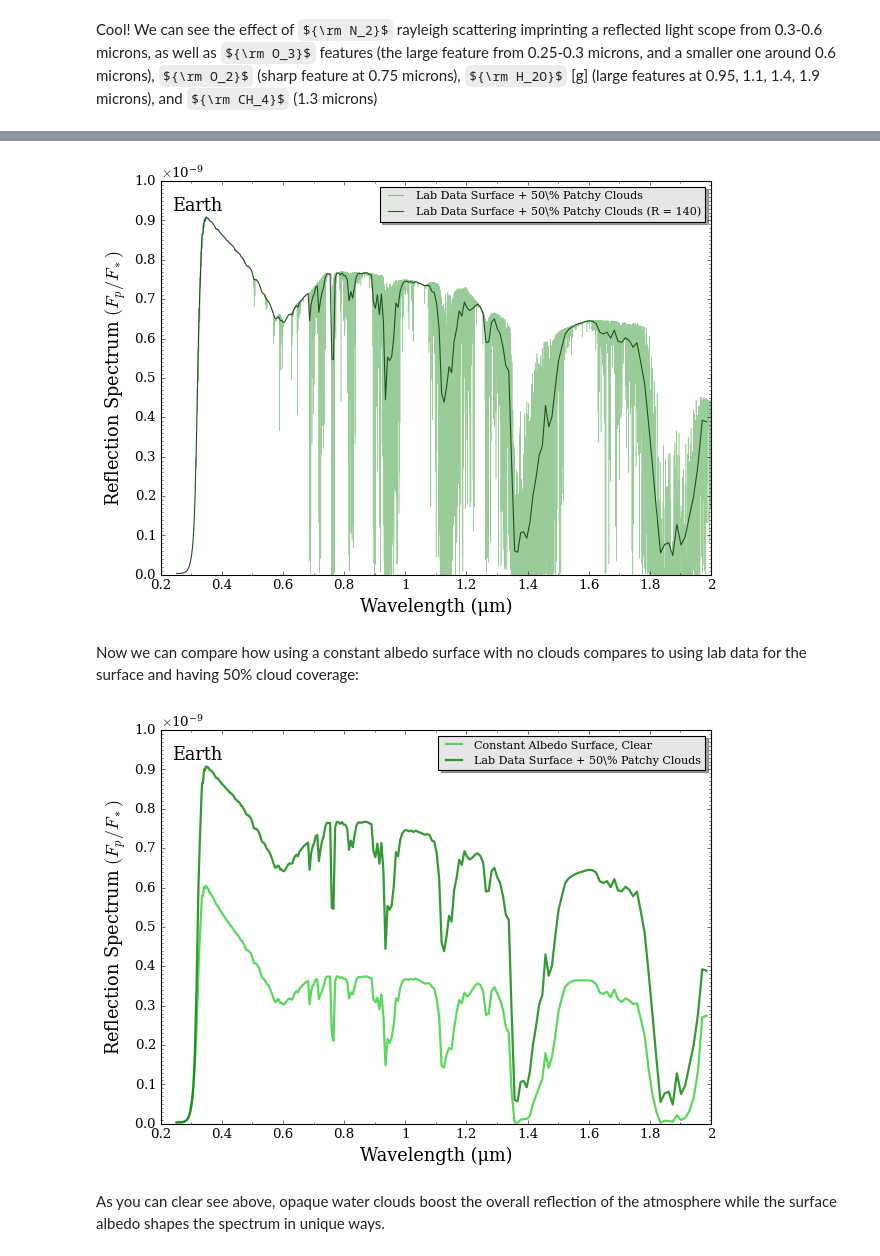
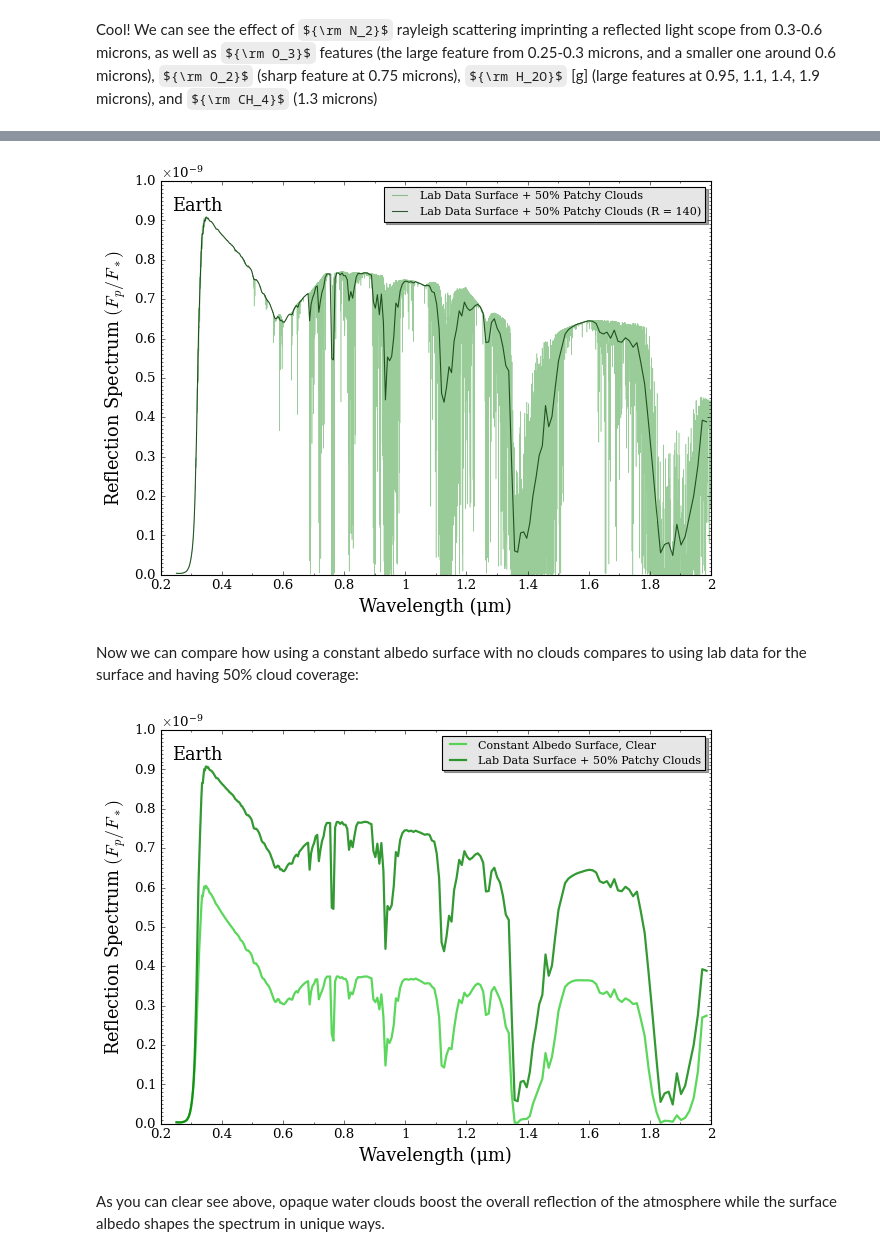
Before and after one commit to MartianColonist/POSEIDON, a Jupyter notebook: docs/content/notebooks/reflection_hwo.ipynb, the cells around one changed output, grey strips where cells are left out. Drawn from its saved outputs; the diff is of its cells as text; code cells hidden in the pictures; some formulas as TeX source.

```diff
--- a/docs/content/notebooks/reflection_hwo.ipynb
+++ b/docs/content/notebooks/reflection_hwo.ipynb
@@ -394,27 +398,27 @@ Cool! We can see the effect of ${\rm N_2}$ rayleigh scattering imprinting a refl
 # %%
 from POSEIDON.core import compute_spectrum
 from POSEIDON.visuals import plot_spectra
 from POSEIDON.utility import plot_collection
 
 # Compute the spectra
 spectrum_FpFs_simple_lab_data, albedo = compute_spectrum(planet, star, model_simple_lab_data,
                                                          atmosphere_simple_lab_data, opac, wl, \
                                                         spectrum_type = 'emission', # <- Set to emission for reflection-only spectrum, since we measure emitted light
                                                         return_albedo = True, use_photosphere_radius= True)
 
 spectra = []   # Empty plot collection
 
 # Add the model spectra to the plot collection object
 spectra = plot_collection(spectrum_FpFs_simple_lab_data, wl, collection = spectra)
 
 # Plot the spectra
 fig_spec = plot_spectra(spectra, planet, R_to_bin = 140, plot_full_res = True,
-                        spectra_labels = ['Lab Data Surface + 50\% Patchy Clouds'],
+                        spectra_labels = ['Lab Data Surface + 50% Patchy Clouds'],
                         y_unit = 'reflection',
                         colour_list = ['green'],
                         wl_axis = 'linear')
 # %% [output]
-[figure, old version]
+[figure, new version]
 # %% [markdown]
 Now we can compare how using a constant albedo surface with no clouds compares to using lab data for the surface and having 50% cloud coverage:
 # %%
@@ -426,11 +430,11 @@ spectra = plot_collection(spectrum_FpFs_simple_lab_data, wl, collection = spectr
 # Plot the spectra
 fig_spec = plot_spectra(spectra, planet, R_to_bin = 140, plot_full_res = False,
                         y_unit = 'reflection',
-                        spectra_labels = ['Constant Albedo Surface, Clear','Lab Data Surface + 50\% Patchy Clouds'],
+                        spectra_labels = ['Constant Albedo Surface, Clear','Lab Data Surface + 50% Patchy Clouds'],
                         colour_list = ['limegreen','green'],
                         wl_axis = 'linear')
 # %% [output]
-[figure, old version]
+[figure, new version]
 # %% [markdown]
 As you can clear see above, opaque water clouds boost the overall reflection of the atmosphere while the surface albedo shapes the spectrum in unique ways.
 # %% [markdown]
```
Also changed, not shown: parts of 9 cells of this notebook, 1 other file.
